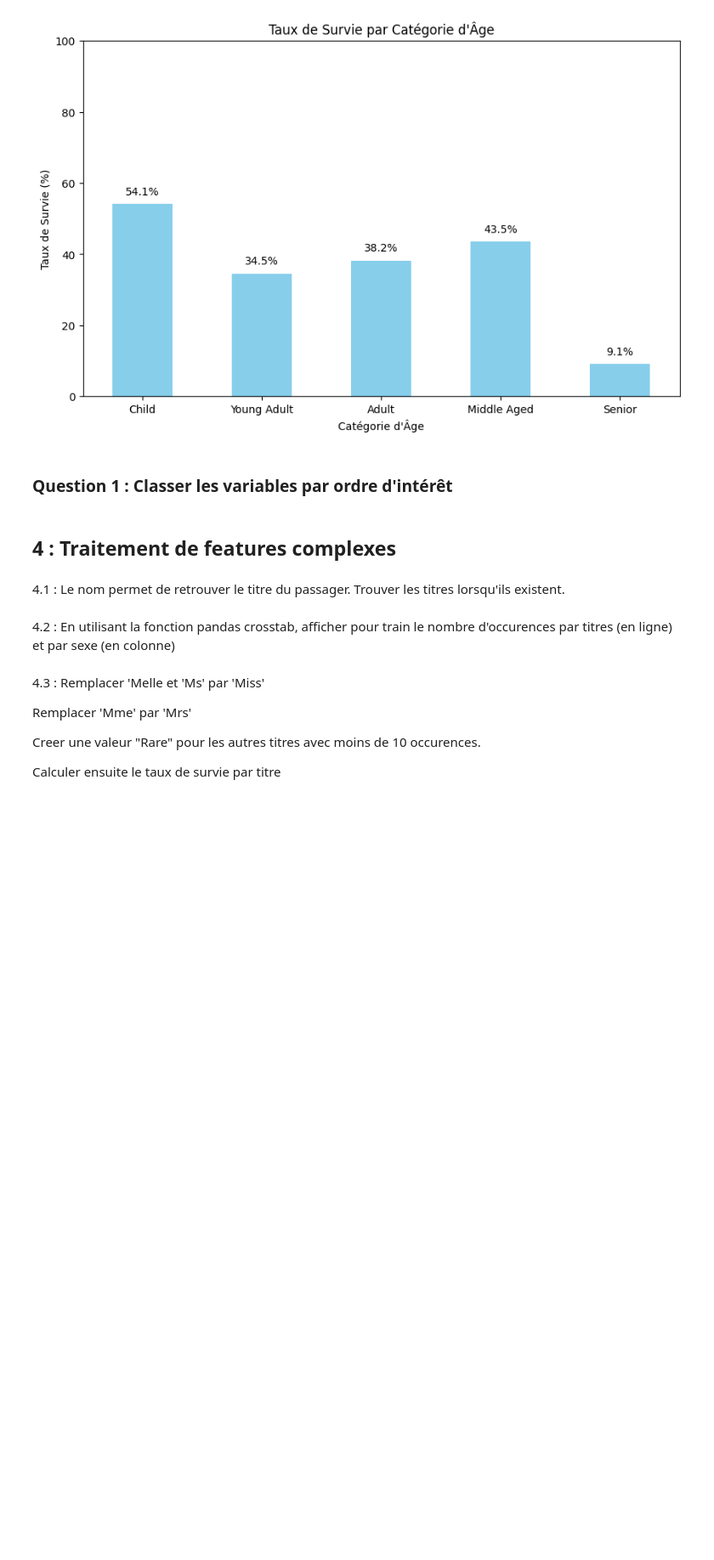
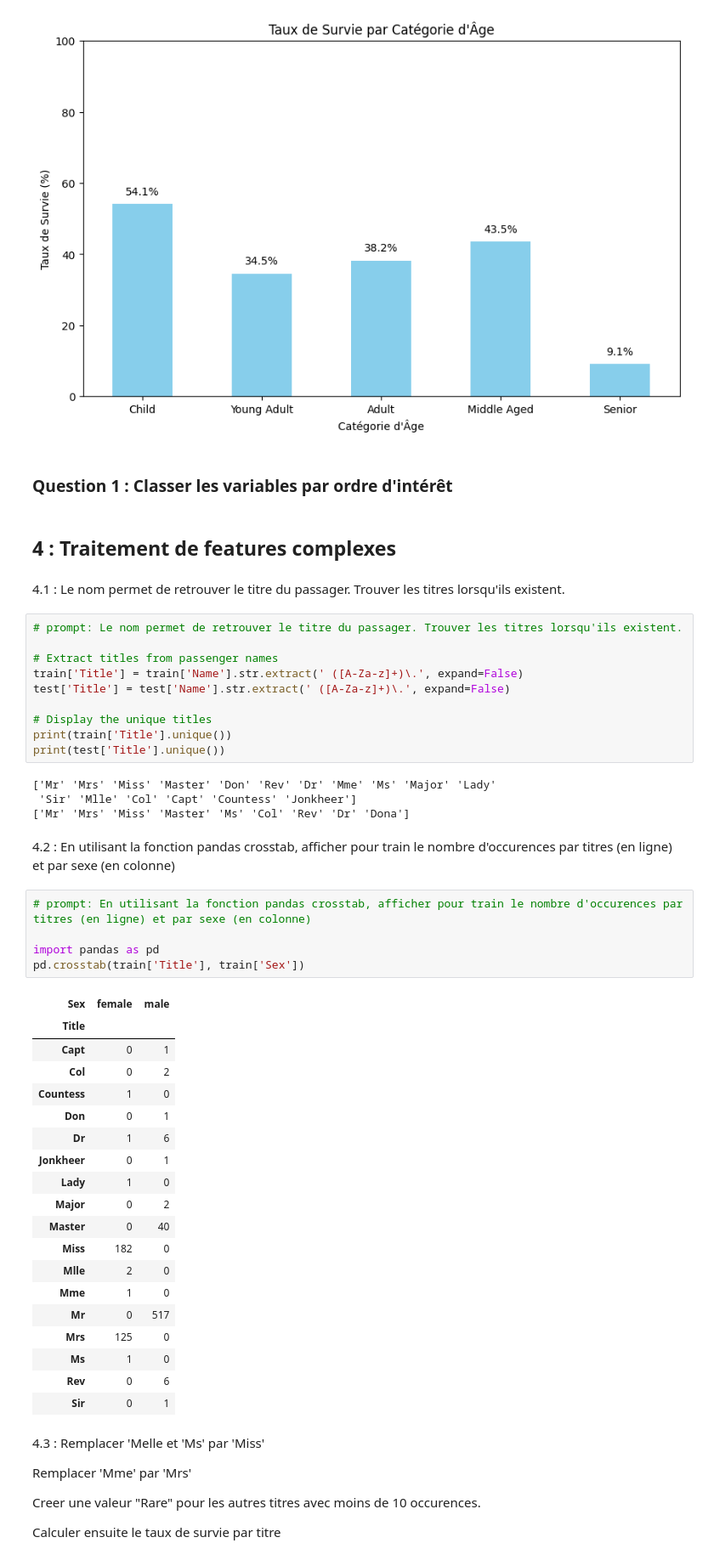
Before and after one commit to Giassinne/Bestioles, a Jupyter notebook: tp_collecte.ipynb, the cells around one changed output. Shown: that part at 85% size. Saved outputs shown, nothing was run; the diff lists cells and outputs as text; blank space fills up the shorter version.

```diff
--- a/tp_collecte.ipynb
+++ b/tp_collecte.ipynb
@@ -447,8 +447,47 @@ plt.show()
 ## 4 : Traitement de features complexes
 # %% [markdown]
 4.1 : Le nom permet de retrouver le titre du passager. Trouver les titres lorsqu'ils existent.
+# %%
+# prompt: Le nom permet de retrouver le titre du passager. Trouver les titres lorsqu'ils existent.
+
+# Extract titles from passenger names
+train['Title'] = train['Name'].str.extract(' ([A-Za-z]+)\.', expand=False)
+test['Title'] = test['Name'].str.extract(' ([A-Za-z]+)\.', expand=False)
+
+# Display the unique titles
+print(train['Title'].unique())
+print(test['Title'].unique())
+# %% [output]
+['Mr' 'Mrs' 'Miss' 'Master' 'Don' 'Rev' 'Dr' 'Mme' 'Ms' 'Major' 'Lady'
+ 'Sir' 'Mlle' 'Col' 'Capt' 'Countess' 'Jonkheer']
+['Mr' 'Mrs' 'Miss' 'Master' 'Ms' 'Col' 'Rev' 'Dr' 'Dona']
 # %% [markdown]
 4.2 : En utilisant la fonction pandas crosstab, afficher pour train le nombre d'occurences par titres (en ligne) et par sexe (en colonne)
+# %%
+# prompt: En utilisant la fonction pandas crosstab, afficher pour train le nombre d'occurences par titres (en ligne) et par sexe (en colonne)
+
+import pandas as pd
+pd.crosstab(train['Title'], train['Sex'])
+# %% [output]
+| Sex | female | male |
+| Title |  |  |
+| Capt | 0 | 1 |
+| Col | 0 | 2 |
+| Countess | 1 | 0 |
+| Don | 0 | 1 |
+| Dr | 1 | 6 |
+| Jonkheer | 0 | 1 |
+| Lady | 1 | 0 |
+| Major | 0 | 2 |
+| Master | 0 | 40 |
+| Miss | 182 | 0 |
+| Mlle | 2 | 0 |
+| Mme | 1 | 0 |
+| Mr | 0 | 517 |
+| Mrs | 125 | 0 |
+| Ms | 1 | 0 |
+| Rev | 0 | 6 |
+| Sir | 0 | 1 |
 # %% [markdown]
 4.3 :
 Remplacer 'Melle et 'Ms' par 'Miss'
```
Also changed, not shown: parts of 9 cells of this notebook.
